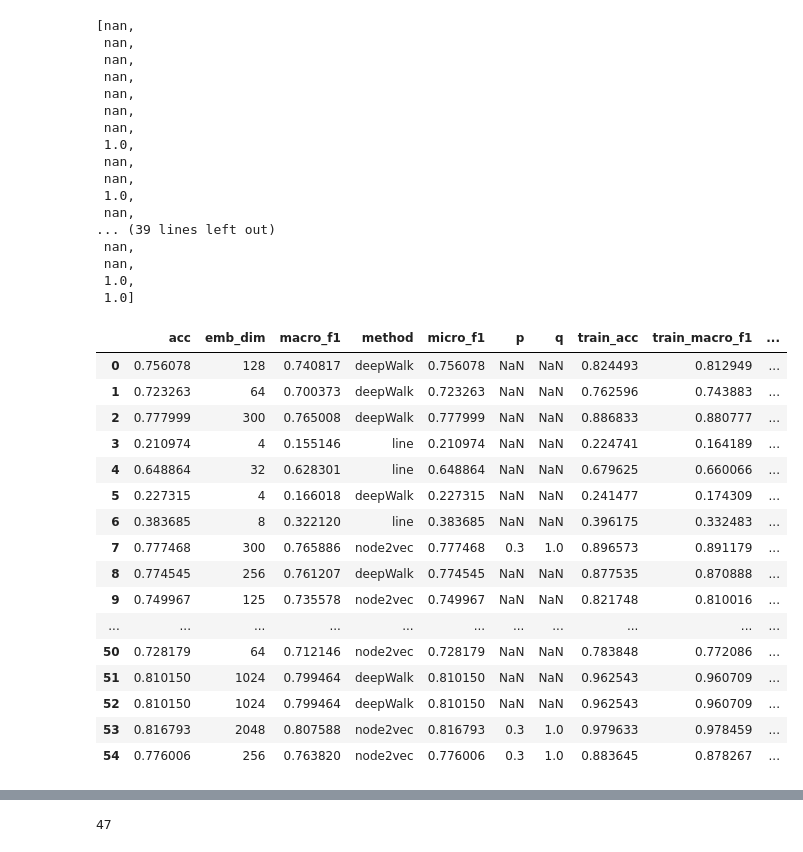
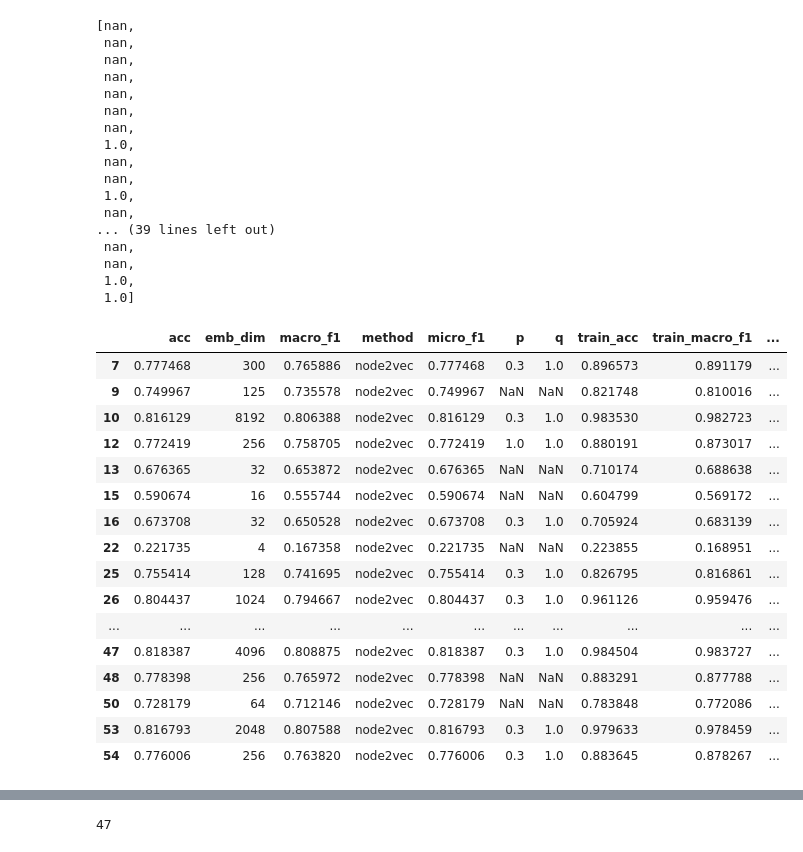
Before and after one commit to sun-xiaoyu/TCNE, a Jupyter notebook: best_emb_dim.ipynb, the cells around one changed output, grey strips where cells are left out. Cells and saved outputs as stored; diff of their text form; code cells hidden in the pictures.

```diff
--- a/best_emb_dim.ipynb
+++ b/best_emb_dim.ipynb
@@ -4,7 +4,7 @@ import os
 import pandas as pd
 import numpy as np
 # %%
-file = open("results/webkb_node2vec_avg_128_0.1_0.1.txt",'r')
+file = open("results/20NG_deepWalk_avg_4.txt",'r')
 filestr = file.read()
 print(filestr)
 file.close()
@@ -114,25 +114,26 @@ d = {"method":method, "emb_dim": emb_dim, "p":p, "q":q, "acc":acc, "macro_f1":ma
 df = pd.DataFrame(d)
 # df.p = np.log(df.p)+3
 # df.q = np.log(df.q)+3
-df
-# %% [output]
-|  | acc | emb_dim | macro_f1 | method | micro_f1 | p | q | train_acc | train_macro_f1 | ... |
-| 0 | 0.756078 | 128 | 0.740817 | deepWalk | 0.756078 | NaN | NaN | 0.824493 | 0.812949 | ... |
-| 1 | 0.723263 | 64 | 0.700373 | deepWalk | 0.723263 | NaN | NaN | 0.762596 | 0.743883 | ... |
-| 2 | 0.777999 | 300 | 0.765008 | deepWalk | 0.777999 | NaN | NaN | 0.886833 | 0.880777 | ... |
-| 3 | 0.210974 | 4 | 0.155146 | line | 0.210974 | NaN | NaN | 0.224741 | 0.164189 | ... |
-| 4 | 0.648864 | 32 | 0.628301 | line | 0.648864 | NaN | NaN | 0.679625 | 0.660066 | ... |
-| 5 | 0.227315 | 4 | 0.166018 | deepWalk | 0.227315 | NaN | NaN | 0.241477 | 0.174309 | ... |
-| 6 | 0.383685 | 8 | 0.322120 | line | 0.383685 | NaN | NaN | 0.396175 | 0.332483 | ... |
-| 7 | 0.777468 | 300 | 0.765886 | node2vec | 0.777468 | 0.3 | 1.0 | 0.896573 | 0.891179 | ... |
-| 8 | 0.774545 | 256 | 0.761207 | deepWalk | 0.774545 | NaN | NaN | 0.877535 | 0.870888 | ... |
-| 9 | 0.749967 | 125 | 0.735578 | node2vec | 0.749967 | NaN | NaN | 0.821748 | 0.810016 | ... |
-| ... | ... | ... | ... | ... | ... | ... | ... | ... | ... | ... |
-| 50 | 0.728179 | 64 | 0.712146 | node2vec | 0.728179 | NaN | NaN | 0.783848 | 0.772086 | ... |
-| 51 | 0.810150 | 1024 | 0.799464 | deepWalk | 0.810150 | NaN | NaN | 0.962543 | 0.960709 | ... |
-| 52 | 0.810150 | 1024 | 0.799464 | deepWalk | 0.810150 | NaN | NaN | 0.962543 | 0.960709 | ... |
-| 53 | 0.816793 | 2048 | 0.807588 | node2vec | 0.816793 | 0.3 | 1.0 | 0.979633 | 0.978459 | ... |
-| 54 | 0.776006 | 256 | 0.763820 | node2vec | 0.776006 | 0.3 | 1.0 | 0.883645 | 0.878267 | ... |
+# %%
+df[df.method == "node2vec"]
+# %% [output]
+|  | acc | emb_dim | macro_f1 | method | micro_f1 | p | q | train_acc | train_macro_f1 | ... |
+| 7 | 0.777468 | 300 | 0.765886 | node2vec | 0.777468 | 0.3 | 1.0 | 0.896573 | 0.891179 | ... |
+| 9 | 0.749967 | 125 | 0.735578 | node2vec | 0.749967 | NaN | NaN | 0.821748 | 0.810016 | ... |
+| 10 | 0.816129 | 8192 | 0.806388 | node2vec | 0.816129 | 0.3 | 1.0 | 0.983530 | 0.982723 | ... |
+| 12 | 0.772419 | 256 | 0.758705 | node2vec | 0.772419 | 1.0 | 1.0 | 0.880191 | 0.873017 | ... |
+| 13 | 0.676365 | 32 | 0.653872 | node2vec | 0.676365 | NaN | NaN | 0.710174 | 0.688638 | ... |
+| 15 | 0.590674 | 16 | 0.555744 | node2vec | 0.590674 | NaN | NaN | 0.604799 | 0.569172 | ... |
+| 16 | 0.673708 | 32 | 0.650528 | node2vec | 0.673708 | 0.3 | 1.0 | 0.705924 | 0.683139 | ... |
+| 22 | 0.221735 | 4 | 0.167358 | node2vec | 0.221735 | NaN | NaN | 0.223855 | 0.168951 | ... |
+| 25 | 0.755414 | 128 | 0.741695 | node2vec | 0.755414 | 0.3 | 1.0 | 0.826795 | 0.816861 | ... |
+| 26 | 0.804437 | 1024 | 0.794667 | node2vec | 0.804437 | 0.3 | 1.0 | 0.961126 | 0.959476 | ... |
+| ... | ... | ... | ... | ... | ... | ... | ... | ... | ... | ... |
+| 47 | 0.818387 | 4096 | 0.808875 | node2vec | 0.818387 | 0.3 | 1.0 | 0.984504 | 0.983727 | ... |
+| 48 | 0.778398 | 256 | 0.765972 | node2vec | 0.778398 | NaN | NaN | 0.883291 | 0.877788 | ... |
+| 50 | 0.728179 | 64 | 0.712146 | node2vec | 0.728179 | NaN | NaN | 0.783848 | 0.772086 | ... |
+| 53 | 0.816793 | 2048 | 0.807588 | node2vec | 0.816793 | 0.3 | 1.0 | 0.979633 | 0.978459 | ... |
+| 54 | 0.776006 | 256 | 0.763820 | node2vec | 0.776006 | 0.3 | 1.0 | 0.883645 | 0.878267 | ... |
 # %%
 df.describe()
 # %% [output]
```
Also changed, not shown: parts of 3 cells of this notebook, 25 other files.
